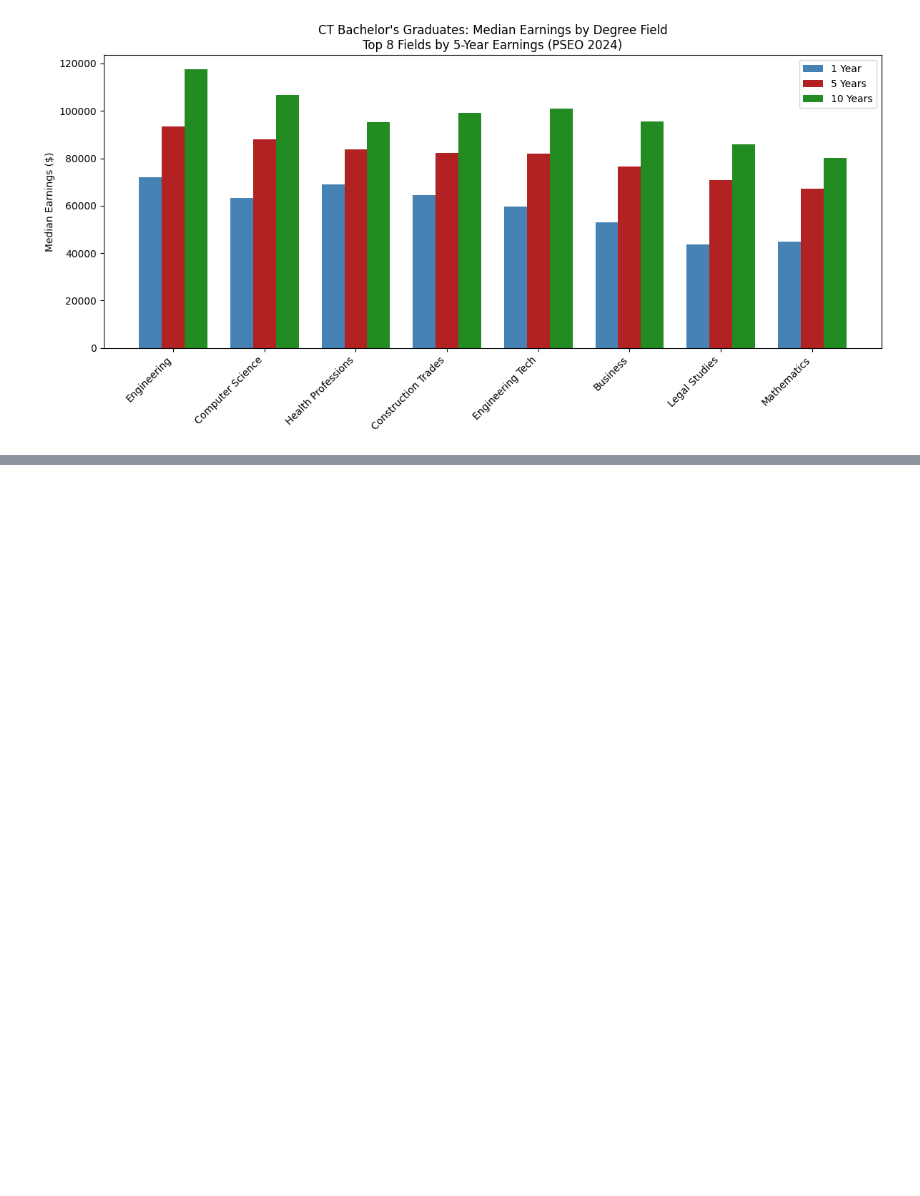
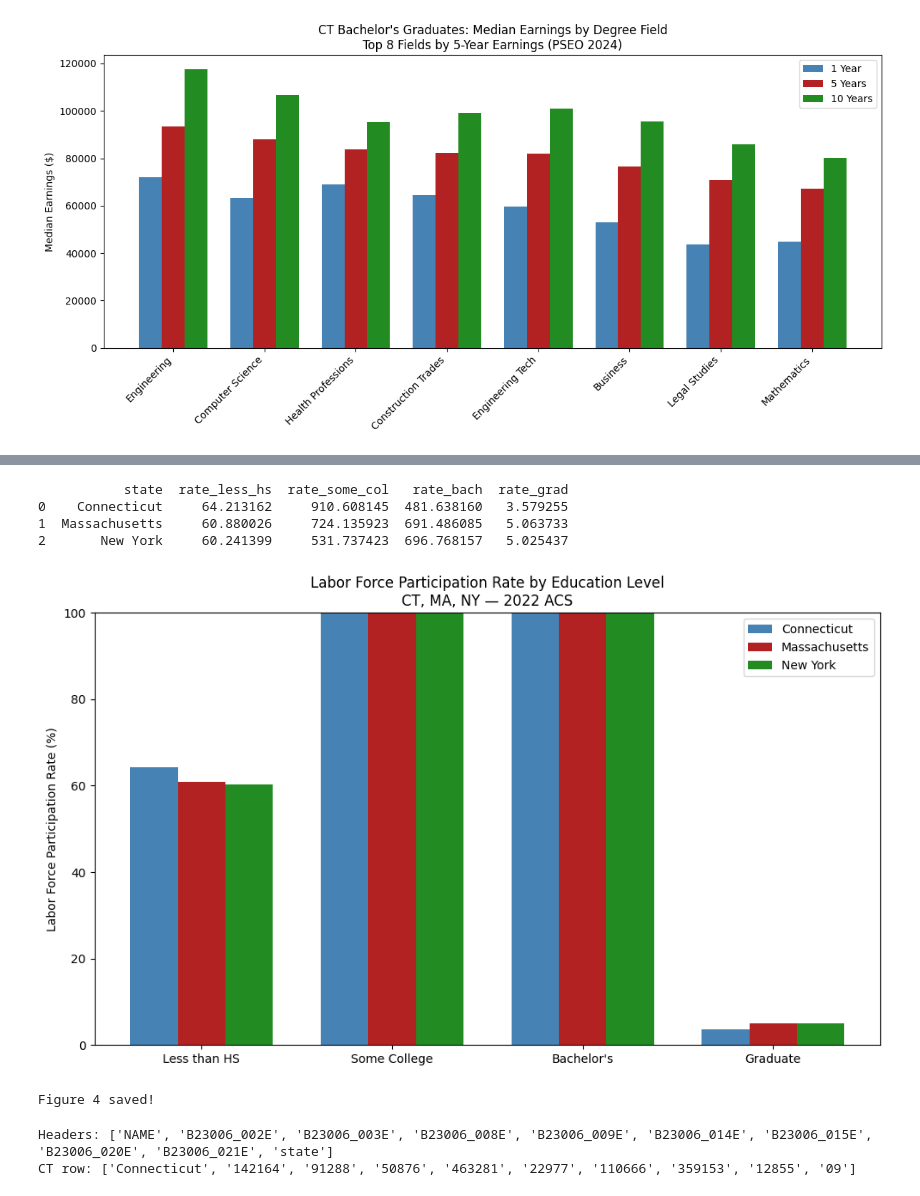
Before and after one commit to randyliu078-bit/qss20-final-project, a Jupyter notebook: code/03_analysis.ipynb, the cells around one changed output, grey strips where cells are left out. Saved outputs shown, nothing was run; the diff lists cells and outputs as text; code cells hidden in the pictures; blank space fills up the shorter version.

```diff
--- a/code/03_analysis.ipynb
+++ b/code/03_analysis.ipynb
@@ -211,0 +446,20 @@ plt.show()
+# %%
+# Pull correct ACS variables for LFP rates by education
+# B23006_002E = total less than HS, B23006_003E = less than HS in LF
+# B23006_008E = total some college, B23006_009E = some college in LF
+# B23006_014E = total bachelor's, B23006_015E = bachelor's in LF
+# B23006_020E = total grad degree, B23006_021E = grad degree in LF
+
+lfp_url2 = (
+    "https://api.census.gov/data/2022/acs/acs1"
+    "?get=NAME,"
+    "B23006_002E,B23006_003E,"
+    "B23006_008E,B23006_009E,"
+    "B23006_014E,B23006_015E,"
+    "B23006_020E,B23006_021E"
+    f"&for=state:09,25,36&key={API_KEY}"
+)
+
+response2 = requests.get(lfp_url2)
+print("Status:", response2.status_code)
+print("Preview:", response2.text[:400])
@@ -211,0 +472,55 @@ plt.show()
+# %%
+# ---- Figure 4 (corrected): LFP rates by education level ----
+lfp2_data = response2.json()
+lfp2_df = pd.DataFrame(lfp2_data[1:], columns=lfp2_data[0])
+lfp2_df.columns = ["state","less_hs_total","less_hs_lf",
+                   "some_col_total","some_col_lf",
+                   "bach_total","bach_lf",
+                   "grad_total","grad_lf","state_fips"]
+
+for col in lfp2_df.columns[1:-1]:
+    lfp2_df[col] = pd.to_numeric(lfp2_df[col])
+
+# Calculate true participation rates within each group
+lfp2_df["rate_less_hs"]  = lfp2_df["less_hs_lf"]  / lfp2_df["less_hs_total"]  * 100
+lfp2_df["rate_some_col"] = lfp2_df["some_col_lf"]  / lfp2_df["some_col_total"] * 100
+lfp2_df["rate_bach"]     = lfp2_df["bach_lf"]      / lfp2_df["bach_total"]     * 100
+lfp2_df["rate_grad"]     = lfp2_df["grad_lf"]      / lfp2_df["grad_total"]     * 100
+
+print(lfp2_df[["state","rate_less_hs","rate_some_col","rate_bach","rate_grad"]])
+
+categories = ["Less than HS", "Some College", "Bachelor's", "Graduate"]
+x = range(len(categories))
+width = 0.25
+colors = ["steelblue","firebrick","forestgreen"]
+
+fig, ax = plt.subplots(figsize=(10,6))
+for i, (_, row) in enumerate(lfp2_df.iterrows()):
+    vals = [row["rate_less_hs"], row["rate_some_col"], row["rate_bach"], row["rate_grad"]]
+    ax.bar([xi + i*width for xi in x], vals, width, label=row["state"], color=colors[i])
+
+ax.set_xticks([xi + width for xi in x])
+ax.set_xticklabels(categories)
+ax.set_ylabel("Labor Force Participation Rate (%)")
+ax.set_title("Labor Force Participation Rate by Education Level\nCT, MA, NY — 2022 ACS")
+ax.set_ylim(0, 100)
+ax.legend()
+plt.tight_layout()
+plt.savefig("fig4_lfp_by_education.png", dpi=150)
+plt.show()
+print("Figure 4 saved!")
+# %% [output]
+           state  rate_less_hs  rate_some_col   rate_bach  rate_grad
+0    Connecticut     64.213162     910.608145  481.638160   3.579255
+1  Massachusetts     60.880026     724.135923  691.486085   5.063733
+2       New York     60.241399     531.737423  696.768157   5.025437
+[figure, added]
+Figure 4 saved!
+# %%
+# Check what we actually got in the raw data
+lfp2_raw = response2.json()
+print("Headers:", lfp2_raw[0])
+print("CT row:", lfp2_raw[1])
+# %% [output]
+Headers: ['NAME', 'B23006_002E', 'B23006_003E', 'B23006_008E', 'B23006_009E', 'B23006_014E', 'B23006_015E', 'B23006_020E', 'B23006_021E', 'state']
+CT row: ['Connecticut', '142164', '91288', '50876', '463281', '22977', '110666', '359153', '12855', '09']
```
Also changed, not shown: parts of 20 cells of this notebook.
